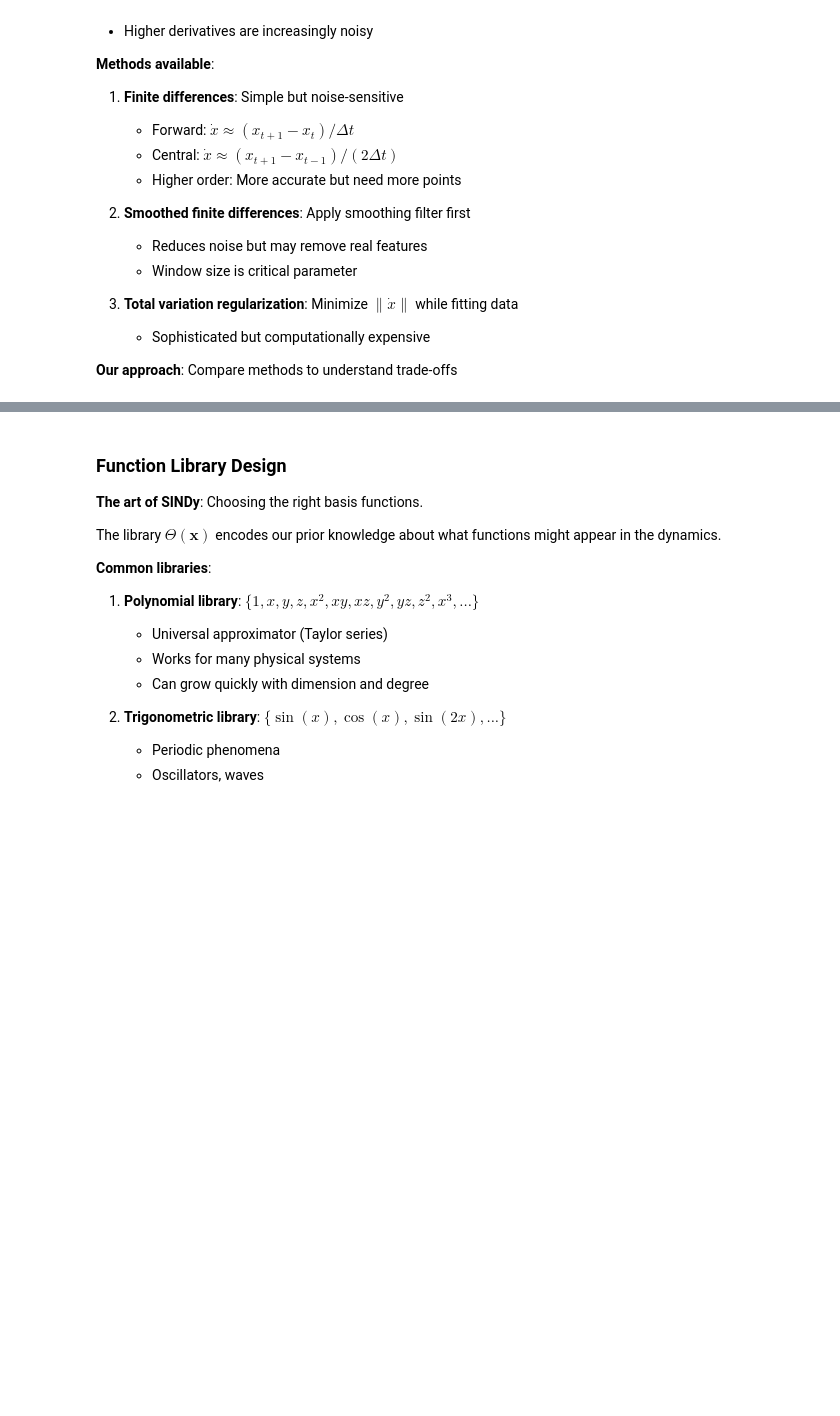
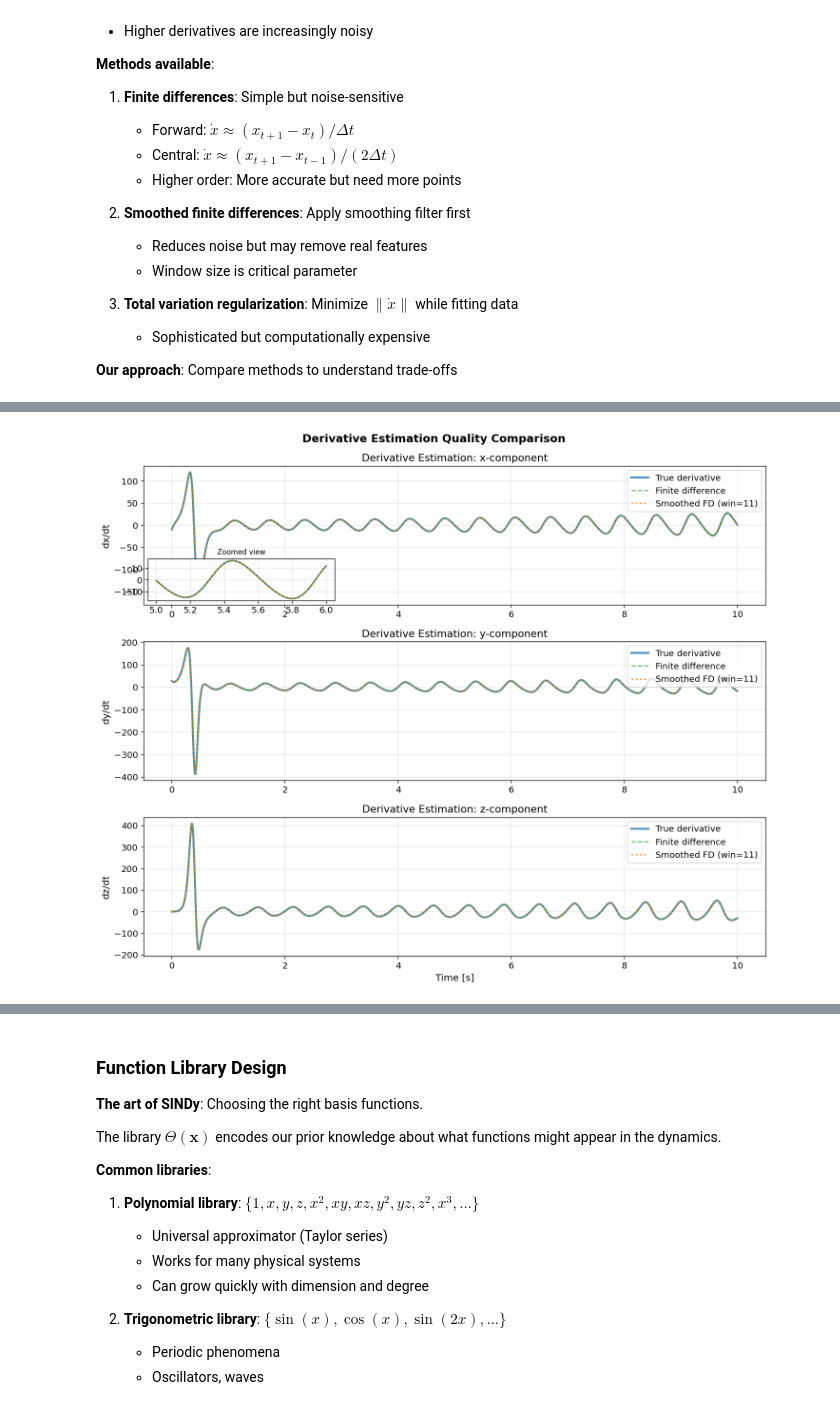
Before and after one commit to artkula/ML-retreat-tekmek-2025, a Jupyter notebook: NN_RNN_SINDy.ipynb, the cells around one changed output, grey strips where cells are left out. Drawn from its saved outputs; the diff is of its cells as text; code cells hidden in the pictures; blank space fills up the shorter version.

Commit message:
Fixed NaN bug in derivative comparison

```diff
--- a/NN_RNN_SINDy.ipynb
+++ b/NN_RNN_SINDy.ipynb
@@ -2006,29 +1980,50 @@ sfd = SmoothedFiniteDifference(
 # Differentiate with smoothing
 X_dot_sfd = sfd(X_lorenz, t=dt_lorenz)
 
-# ============================================================================
-# ALIGN ARRAYS FOR COMPARISON
-# ============================================================================
-# Different methods may produce different lengths due to boundary handling
-# We need to align them with the true derivatives for fair comparison
 
-def align_arrays(t_full, Y_true, Y_estimated):
-    """Center-trim arrays to match lengths."""
-    n_true = Y_true.shape[0]
-    n_est = Y_estimated.shape[0]
+# --- window helper (safe for any N) ---
+def get_savgol_window(n, default=11, poly=3):
+    # ~1% of data or default, whichever is smaller
+    w = min(default, max(5, n // 100))
+    # must be odd
+    if w % 2 == 0:
+        w += 1
+    # must be >= poly + 2 and <= n-1
+    w = max(w, poly + 2 + ((poly + 2) % 2 == 0))  # ensure odd
+    w = min(w, n - 1 - ((n - 1) % 2 == 0))        # ensure odd and < n
+    return max(5, w)
 
-    if n_est == n_true:
-        return t_full, Y_true, Y_estimated
+poly = 3
+window_len = get_savgol_window(len(t_lorenz), default=11, poly=poly)
+print(f"   Smoothing window: {window_len} points ({window_len * dt_lorenz:.3f}s)")
 
-    # Trim from both ends equally
-    offset = (n_true - n_est) // 2
-    idx_slice = slice(offset, offset + n_est)
+sfd = SmoothedFiniteDifference(
+    smoother_kws={"window_length": window_len, "polyorder": poly, "mode": "interp"},
+    drop_endpoints=True
+)
 
-    return t_full[idx_slice], Y_true[idx_slice], Y_estimated
+# Differentiate
+X_dot_fd  = fd(X_lorenz, t=dt_lorenz)
+X_dot_sfd = sfd(X_lorenz, t=dt_lorenz)
 
-# Align for comparison
-t_fd, X_dot_true_fd, X_dot_fd_aligned = align_arrays(t_lorenz, X_dot_true, X_dot_fd)
-t_sfd, X_dot_true_sfd, X_dot_sfd_aligned = align_arrays(t_lorenz, X_dot_true, X_dot_sfd)
+# --- sanity check (catch problems early) ---
+for name, arr in [("FD", X_dot_fd), ("Smoothed FD", X_dot_sfd)]:
+    n_bad = np.sum(~np.isfinite(arr))
+    if n_bad:
+        print(f"   Warning: {name} produced {n_bad} non-finite entries")
+
+# --- robust centered alignment (never empty) ---
+def align_center(t_full, Y_true, Y_est):
+    n_true, n_est = Y_true.shape[0], Y_est.shape[0]
+    m = min(n_true, n_est)
+    s_true = (n_true - m) // 2
+    s_est  = (n_est  - m) // 2
+    return (t_full[s_true:s_true+m],
+            Y_true[s_true:s_true+m],
+            Y_est[s_est:s_est+m])
+
+t_fd,  X_dot_true_fd,  X_dot_fd_aligned  = align_center(t_lorenz, X_dot_true, X_dot_fd)
+t_sfd, X_dot_true_sfd, X_dot_sfd_aligned = align_center(t_lorenz, X_dot_true, X_dot_sfd)
 
 # ============================================================================
 # VISUALIZE DERIVATIVE ESTIMATION QUALITY
@@ -2081,22 +2076,22 @@ plt.suptitle('Derivative Estimation Quality Comparison', fontsize=14, fontweight
 plt.tight_layout()
 plt.show()
 
-# ============================================================================
-# QUANTITATIVE COMPARISON
-# ============================================================================
+# --- metrics with NaN-safe reducers ---
+def mae(a, b):  return np.nanmean(np.abs(a - b))
+def rmse(a, b): return np.sqrt(np.nanmean((a - b) ** 2))
+
+mae_fd   = mae(X_dot_fd_aligned,  X_dot_true_fd)
+mae_sfd  = mae(X_dot_sfd_aligned, X_dot_true_sfd)
+rmse_fd  = rmse(X_dot_fd_aligned,  X_dot_true_fd)
+rmse_sfd = rmse(X_dot_sfd_aligned, X_dot_true_sfd)
+
 print("\n📈 Derivative estimation errors (vs ground truth):")
+print(f"   Finite difference:    MAE = {mae_fd:.6f}, RMSE = {rmse_fd:.6f}")
+print(f"   Smoothed FD:          MAE = {mae_sfd:.6f}, RMSE = {rmse_sfd:.6f}")
 
-# Calculate errors
-mae_fd = np.mean(np.abs(X_dot_fd_aligned - X_dot_true_fd))
-mae_sfd = np.mean(np.abs(X_dot_sfd_aligned - X_dot_true_sfd))
-
-rmse_fd = np.sqrt(np.mean((X_dot_fd_aligned - X_dot_true_fd)**2))
-rmse_sfd = np.sqrt(np.mean((X_dot_sfd_aligned - X_dot_true_sfd)**2))
-
-print(f"   Finite difference:    MAE = {mae_fd:.3f}, RMSE = {rmse_fd:.3f}")
-print(f"   Smoothed FD:          MAE = {mae_sfd:.3f}, RMSE = {rmse_sfd:.3f}")
-
-improvement = (1 - mae_sfd/mae_fd) * 100
-print(f"   Smoothing improvement: {improvement:.1f}% reduction in MAE")
-
-print("\n💡 Key insight: Smoothing helps but must balance noise reduction vs dynamics preservation")
+if np.isfinite(mae_fd) and mae_fd > 0:
+    improvement = (1 - mae_sfd/mae_fd) * 100
+    print(f"   Smoothing improvement: {improvement:.1f}% reduction in MAE")
+else:
+    print("   (Skipped improvement %: FD MAE not finite or zero.)")
+# %% [output]
@@ -2102,0 +2105 @@ print("\n💡 Key insight: Smoothing helps but must balance noise reduction vs d
+[figure, added]
```
Also changed, not shown: parts of 14 cells of this notebook.
